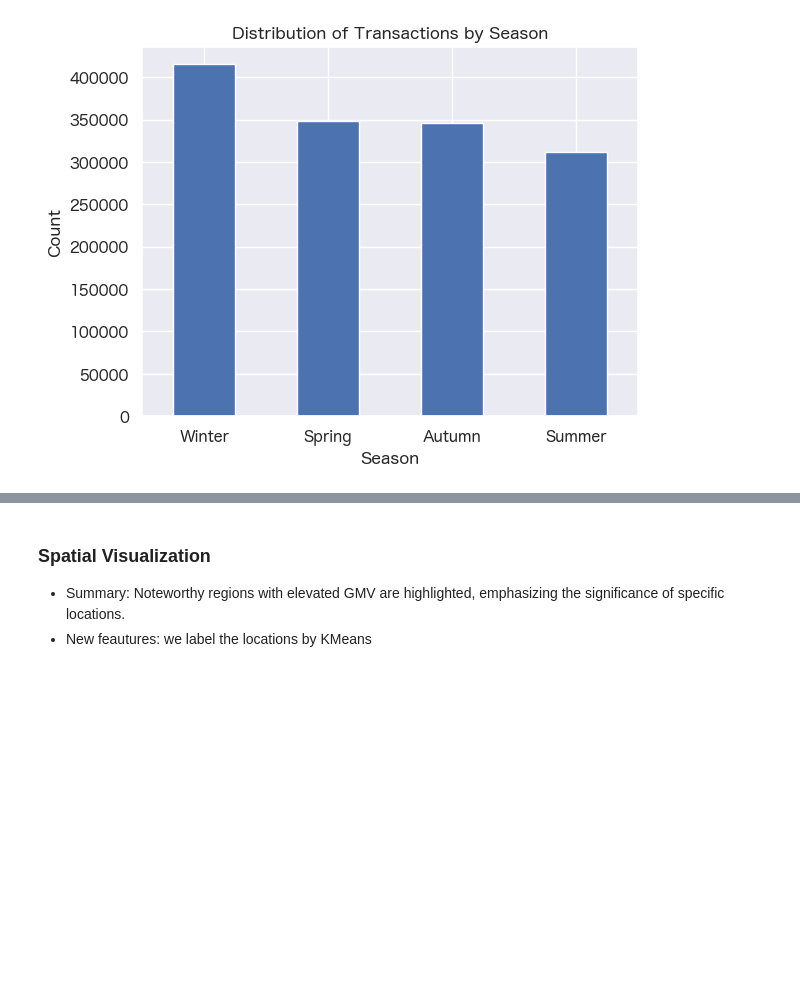
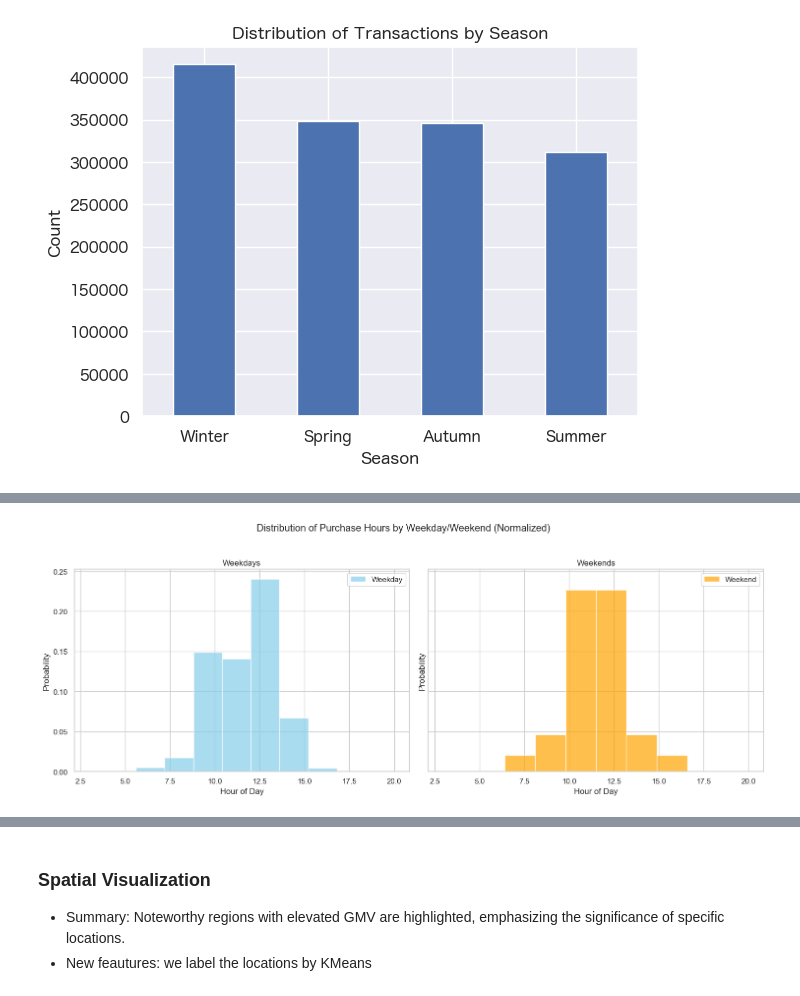
Before and after one commit to egpivo/gmv-forecaster, a Jupyter notebook: notebooks/exploratory_data_analysis.ipynb, the cells around one changed output, grey strips where cells are left out. Drawn from its saved outputs; the diff is of its cells as text; code cells hidden in the pictures; blank space fills up the shorter version.

```diff
--- a/notebooks/exploratory_data_analysis.ipynb
+++ b/notebooks/exploratory_data_analysis.ipynb
@@ -343,0 +391,24 @@ plt.show()
+# %%
+# Create a figure with subplots for each weekend
+fig, axes = plt.subplots(nrows=1, ncols=2, figsize=(15, 6), sharex=True, sharey=True)
+
+# Plot distribution of purchase hours on weekdays
+axes[0].hist(full_data_pdf[full_data_pdf['is_weekend'] == 0]['hour'], color='skyblue', alpha=0.7, label='Weekday', density=True)
+axes[0].set_title('Weekdays')
+axes[0].set_xlabel('Hour of Day')
+axes[0].set_ylabel('Probability')
+axes[0].legend()
+
+# Plot distribution of purchase hours on weekends
+axes[1].hist(full_data_pdf[full_data_pdf['is_weekend'] == 1]['hour'], color='orange', alpha=0.7, label='Weekend', density=True)
+axes[1].set_title('Weekends')
+axes[1].set_xlabel('Hour of Day')
+axes[1].set_ylabel('Probability')
+axes[1].legend()
+
+# Add a title and adjust layout
+plt.suptitle('Distribution of Purchase Hours by Weekday/Weekend (Normalized)')
+plt.tight_layout(rect=[0, 0.03, 1, 0.95])
+plt.show()
+# %% [output]
+[figure, added]
```
Also changed, not shown: parts of 18 cells of this notebook, 4 other files.
